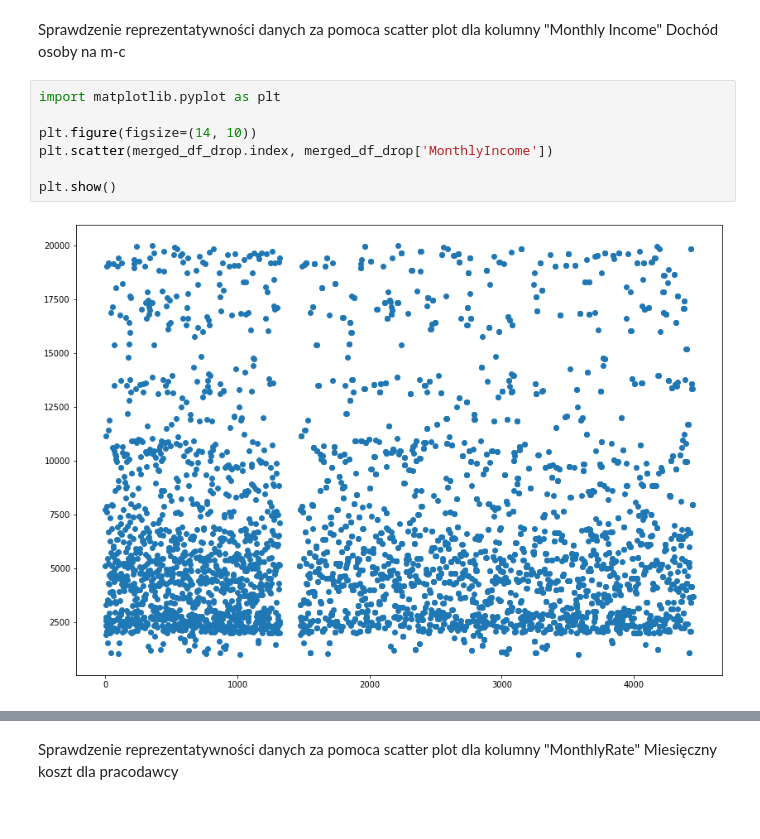
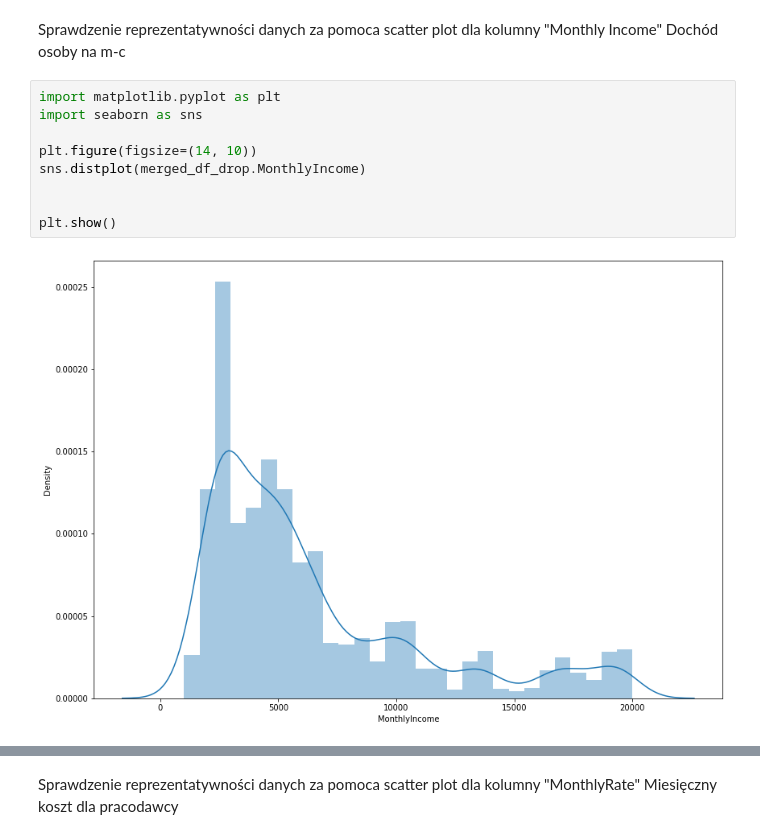
Before and after one commit to jumikao/Personal_Income_Analysis_ver2, a Jupyter notebook: ProjektKlasyfikacjaMARTA.ipynb, the cells around one changed output, grey strips where cells are left out. Cells and saved outputs as stored; diff of their text form.

```diff
--- a/ProjektKlasyfikacjaMARTA.ipynb
+++ b/ProjektKlasyfikacjaMARTA.ipynb
@@ -348,10 +325,12 @@ Sprawdzenie reprezentatywności danych za pomoca scatter plot dla kolumny "Month
 Dochód osoby na m-c
 # %%
 import matplotlib.pyplot as plt
+import seaborn as sns
 
 plt.figure(figsize=(14, 10))
-plt.scatter(merged_df_drop.index, merged_df_drop['MonthlyIncome'])
+sns.distplot(merged_df_drop.MonthlyIncome)
+
 
 plt.show()
 # %% [output]
-[figure, old version]
+[figure, new version]
```
Also changed, not shown: parts of 24 cells of this notebook.
